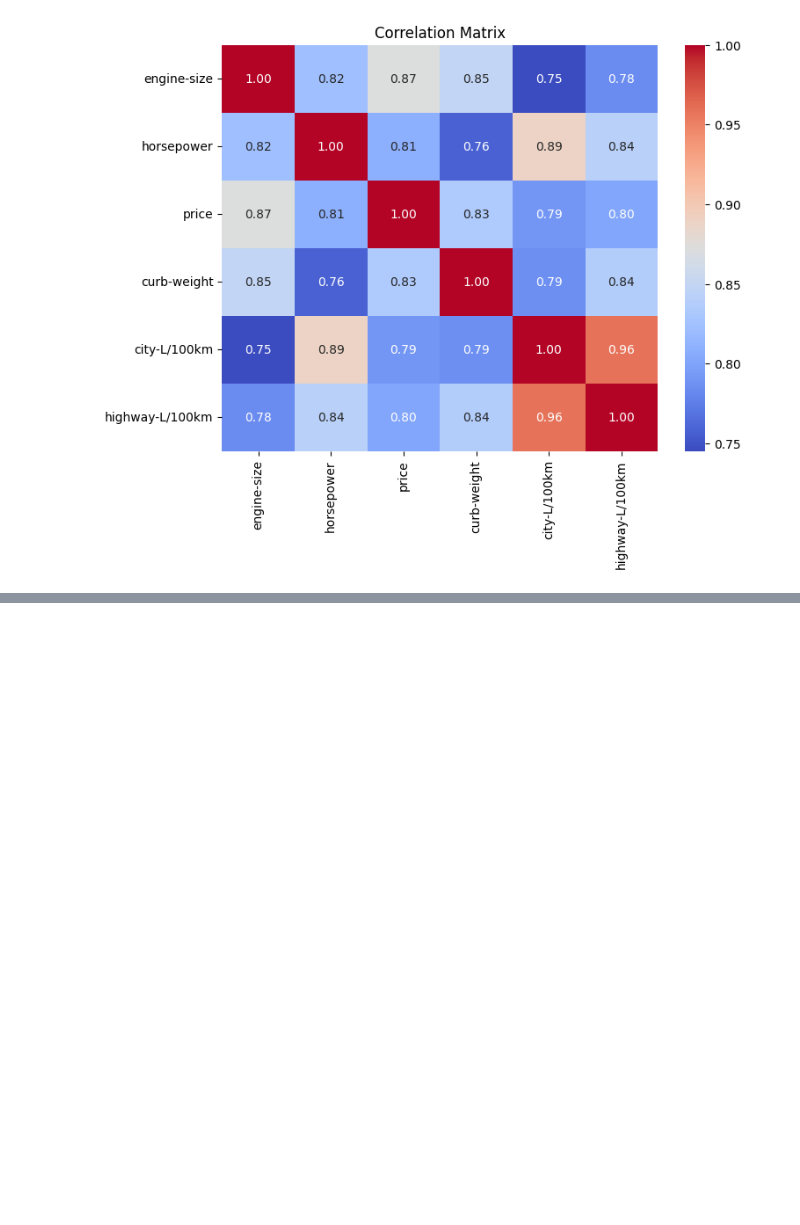
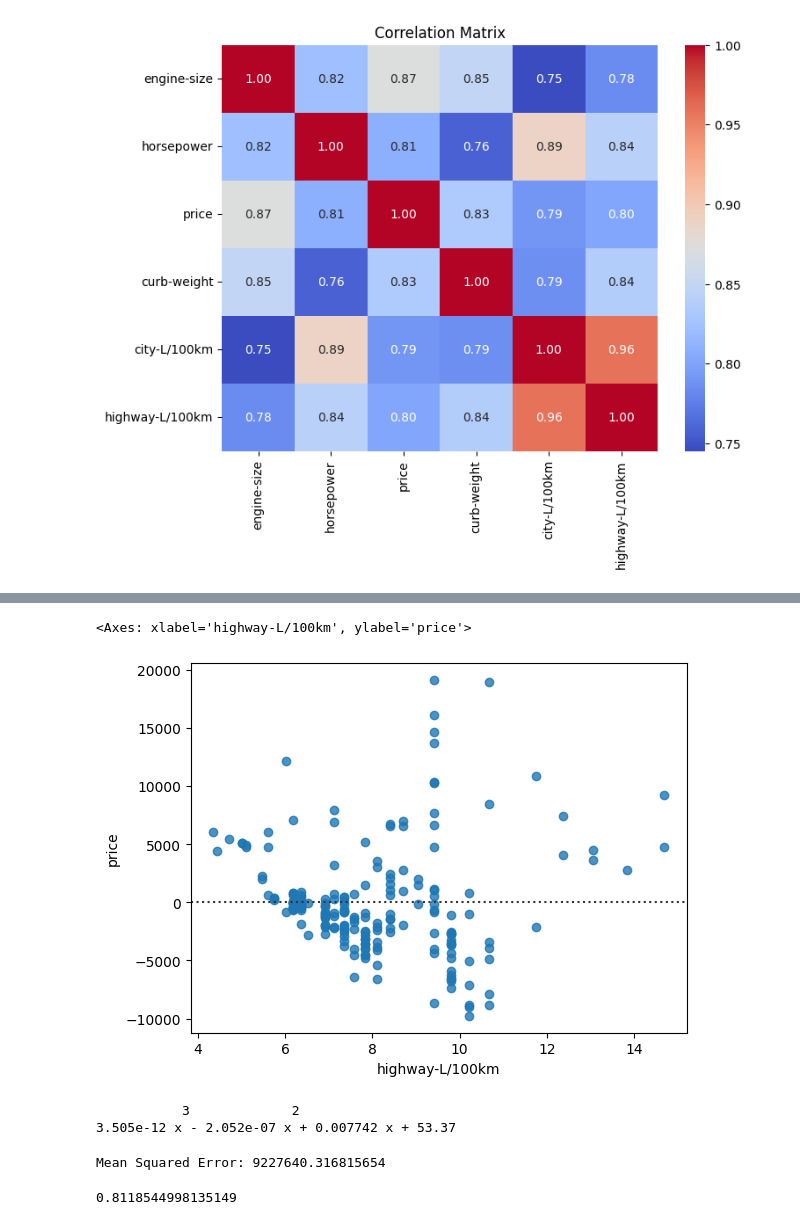
Before and after one commit to JosuePerezValenzuela/Data-Analysis-IBM, a Jupyter notebook: main.ipynb, the cells around one changed output, grey strips where cells are left out. Cells and saved outputs as stored; diff of their text form; code cells hidden in the pictures; blank space fills up the shorter version.

```diff
--- a/main.ipynb
+++ b/main.ipynb
@@ -799,0 +838,13 @@ plt.show()
+# %%
+sns.residplot(x=df["highway-L/100km"], y=df["price"])
+# %% [output]
+<Axes: xlabel='highway-L/100km', ylabel='price'>
+[figure, added]
+# %%
+#Regresion polinomial y pipelines
+f = np.polyfit(x, y, 3)
+p = np.poly1d(f)
+print(p)
+# %% [output]
+           3             2
+3.505e-12 x - 2.052e-07 x + 0.007742 x + 53.37
@@ -799,0 +875,13 @@ plt.show()
+# %%
+#Measures for in sample evaluation
+# MSE (Mean Squared Error)
+# R-squared
+from sklearn.metrics import mean_squared_error, r2_score
+mse = mean_squared_error(df["price"], yhat)
+print("Mean Squared Error:", mse)
+# %% [output]
+Mean Squared Error: 9227640.316815654
+# %%
+lm2.score(df[["horsepower", "highway-L/100km", "engine-size", "curb-weight"]], df["price"])
+# %% [output]
+0.8118544998135149
```
Also changed, not shown: parts of 12 cells of this notebook.
